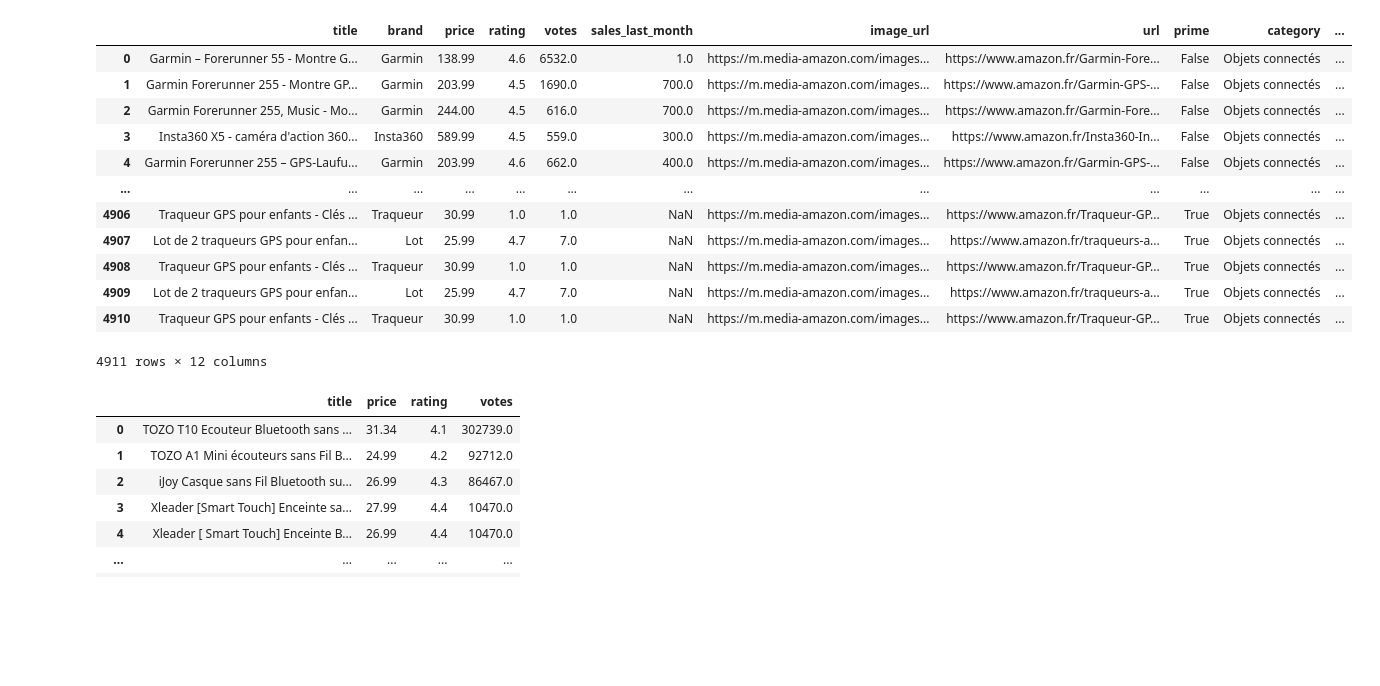
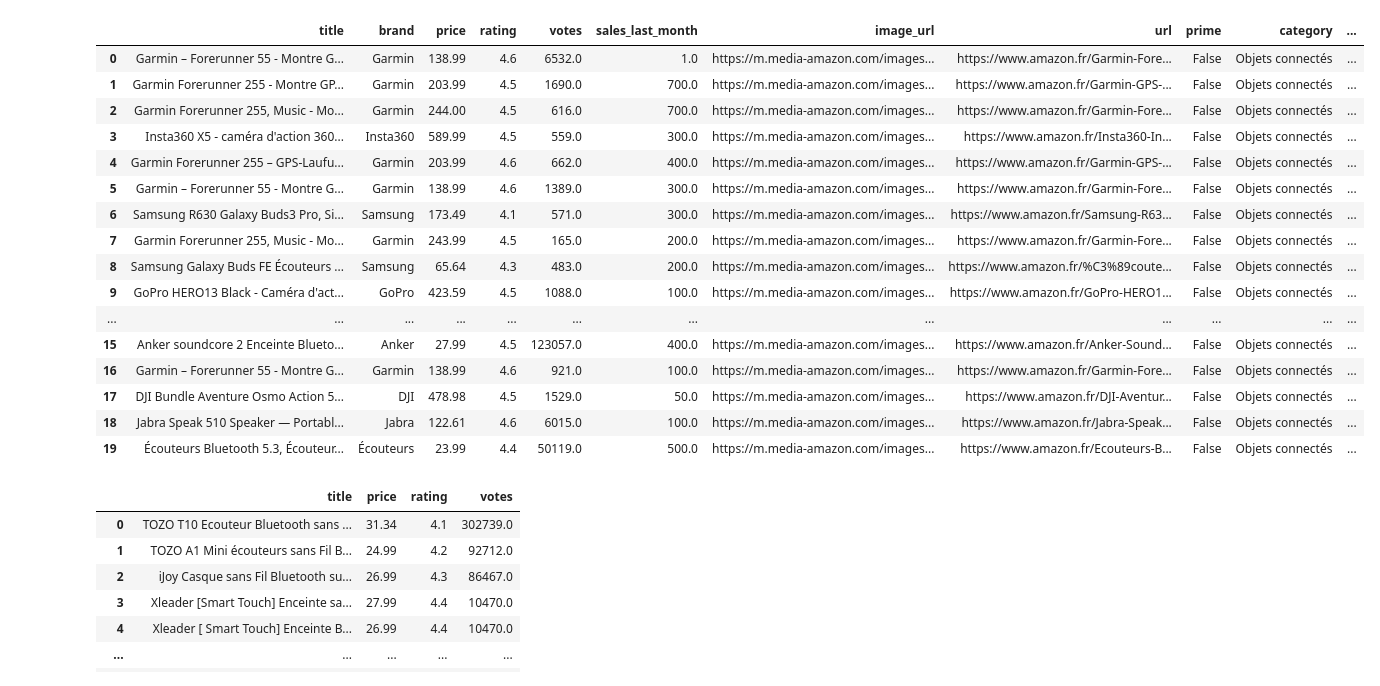
Before and after one commit to Lucas-Garriga/NicheFinder, a Jupyter notebook: notebooks/viz.ipynb, the cells around one changed output. Drawn from its saved outputs; the diff is of its cells as text; code cells hidden in the pictures; blank space fills up the shorter version.

```diff
--- a/notebooks/viz.ipynb
+++ b/notebooks/viz.ipynb
@@ -8,22 +8,26 @@ def sql(query, database = "../data/df_clean.csv"):
     con.close()
     return res
 # %%
-df_full = sql(""" SELECT * from df_clean""")
+df_full = sql(""" SELECT * from df_clean LIMIT 20""")
 df_full
 # %% [output]
 |  | title | brand | price | rating | votes | sales_last_month | image_url | url | prime | category | ... |
 | 0 | Garmin – Forerunner 55 - Montre G... | Garmin | 138.99 | 4.6 | 6532.0 | 1.0 | https://m.media-amazon.com/images... | https://www.amazon.fr/Garmin-Fore... | False | Objets connectés | ... |
 | 1 | Garmin Forerunner 255 - Montre GP... | Garmin | 203.99 | 4.5 | 1690.0 | 700.0 | https://m.media-amazon.com/images... | https://www.amazon.fr/Garmin-GPS-... | False | Objets connectés | ... |
 | 2 | Garmin Forerunner 255, Music - Mo... | Garmin | 244.00 | 4.5 | 616.0 | 700.0 | https://m.media-amazon.com/images... | https://www.amazon.fr/Garmin-Fore... | False | Objets connectés | ... |
 | 3 | Insta360 X5 - caméra d'action 360... | Insta360 | 589.99 | 4.5 | 559.0 | 300.0 | https://m.media-amazon.com/images... | https://www.amazon.fr/Insta360-In... | False | Objets connectés | ... |
 | 4 | Garmin Forerunner 255 – GPS-Laufu... | Garmin | 203.99 | 4.6 | 662.0 | 400.0 | https://m.media-amazon.com/images... | https://www.amazon.fr/Garmin-GPS-... | False | Objets connectés | ... |
+| 5 | Garmin – Forerunner 55 - Montre G... | Garmin | 138.99 | 4.6 | 1389.0 | 300.0 | https://m.media-amazon.com/images... | https://www.amazon.fr/Garmin-Fore... | False | Objets connectés | ... |
+| 6 | Samsung R630 Galaxy Buds3 Pro, Si... | Samsung | 173.49 | 4.1 | 571.0 | 300.0 | https://m.media-amazon.com/images... | https://www.amazon.fr/Samsung-R63... | False | Objets connectés | ... |
+| 7 | Garmin Forerunner 255, Music - Mo... | Garmin | 243.99 | 4.5 | 165.0 | 200.0 | https://m.media-amazon.com/images... | https://www.amazon.fr/Garmin-Fore... | False | Objets connectés | ... |
+| 8 | Samsung Galaxy Buds FE Écouteurs ... | Samsung | 65.64 | 4.3 | 483.0 | 200.0 | https://m.media-amazon.com/images... | https://www.amazon.fr/%C3%89coute... | False | Objets connectés | ... |
+| 9 | GoPro HERO13 Black - Caméra d'act... | GoPro | 423.59 | 4.5 | 1088.0 | 100.0 | https://m.media-amazon.com/images... | https://www.amazon.fr/GoPro-HERO1... | False | Objets connectés | ... |
 | ... | ... | ... | ... | ... | ... | ... | ... | ... | ... | ... | ... |
-| 4906 | Traqueur GPS pour enfants - Clés ... | Traqueur | 30.99 | 1.0 | 1.0 | NaN | https://m.media-amazon.com/images... | https://www.amazon.fr/Traqueur-GP... | True | Objets connectés | ... |
-| 4907 | Lot de 2 traqueurs GPS pour enfan... | Lot | 25.99 | 4.7 | 7.0 | NaN | https://m.media-amazon.com/images... | https://www.amazon.fr/traqueurs-a... | True | Objets connectés | ... |
-| 4908 | Traqueur GPS pour enfants - Clés ... | Traqueur | 30.99 | 1.0 | 1.0 | NaN | https://m.media-amazon.com/images... | https://www.amazon.fr/Traqueur-GP... | True | Objets connectés | ... |
-| 4909 | Lot de 2 traqueurs GPS pour enfan... | Lot | 25.99 | 4.7 | 7.0 | NaN | https://m.media-amazon.com/images... | https://www.amazon.fr/traqueurs-a... | True | Objets connectés | ... |
-| 4910 | Traqueur GPS pour enfants - Clés ... | Traqueur | 30.99 | 1.0 | 1.0 | NaN | https://m.media-amazon.com/images... | https://www.amazon.fr/Traqueur-GP... | True | Objets connectés | ... |
+| 15 | Anker soundcore 2 Enceinte Blueto... | Anker | 27.99 | 4.5 | 123057.0 | 400.0 | https://m.media-amazon.com/images... | https://www.amazon.fr/Anker-Sound... | False | Objets connectés | ... |
+| 16 | Garmin – Forerunner 55 - Montre G... | Garmin | 138.99 | 4.6 | 921.0 | 100.0 | https://m.media-amazon.com/images... | https://www.amazon.fr/Garmin-Fore... | False | Objets connectés | ... |
+| 17 | DJI Bundle Aventure Osmo Action 5... | DJI | 478.98 | 4.5 | 1529.0 | 50.0 | https://m.media-amazon.com/images... | https://www.amazon.fr/DJI-Aventur... | False | Objets connectés | ... |
+| 18 | Jabra Speak 510 Speaker — Portabl... | Jabra | 122.61 | 4.6 | 6015.0 | 100.0 | https://m.media-amazon.com/images... | https://www.amazon.fr/Jabra-Speak... | False | Objets connectés | ... |
+| 19 | Écouteurs Bluetooth 5.3, Écouteur... | Écouteurs | 23.99 | 4.4 | 50119.0 | 500.0 | https://m.media-amazon.com/images... | https://www.amazon.fr/Ecouteurs-B... | False | Objets connectés | ... |
-4911 rows × 12 columns
 # %%
 #Top produits avec le label "Prime"
 
```
Also changed, not shown: parts of 5 cells of this notebook.
